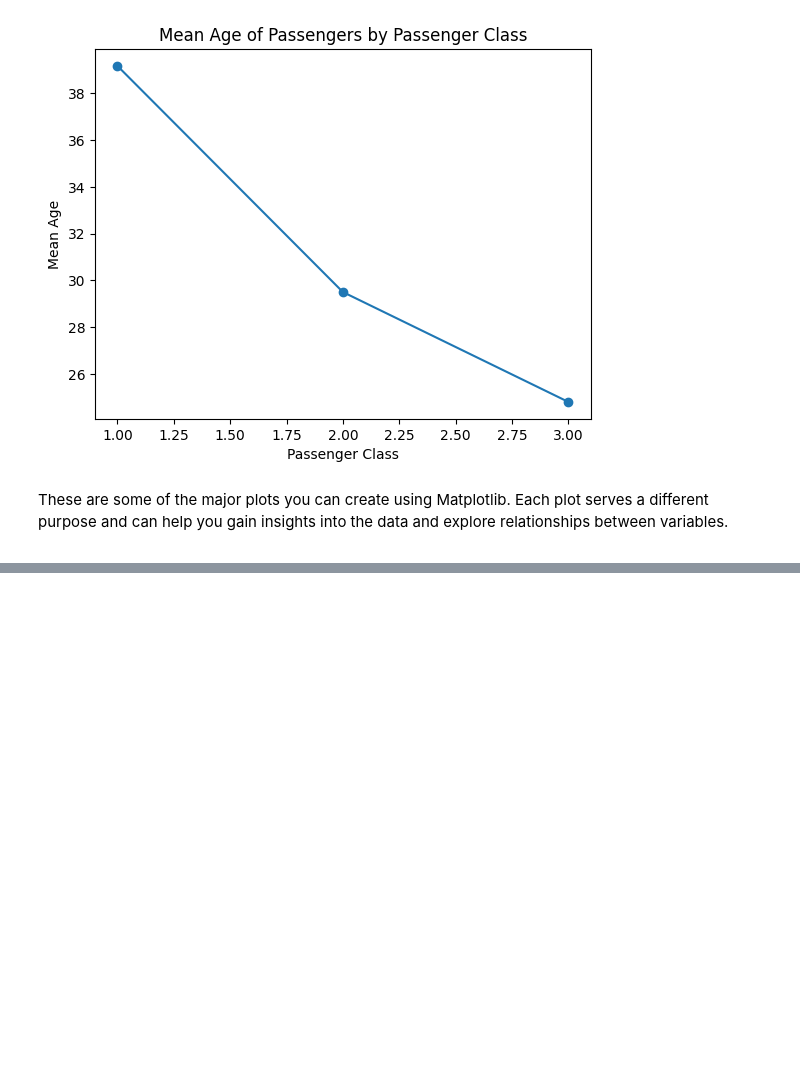
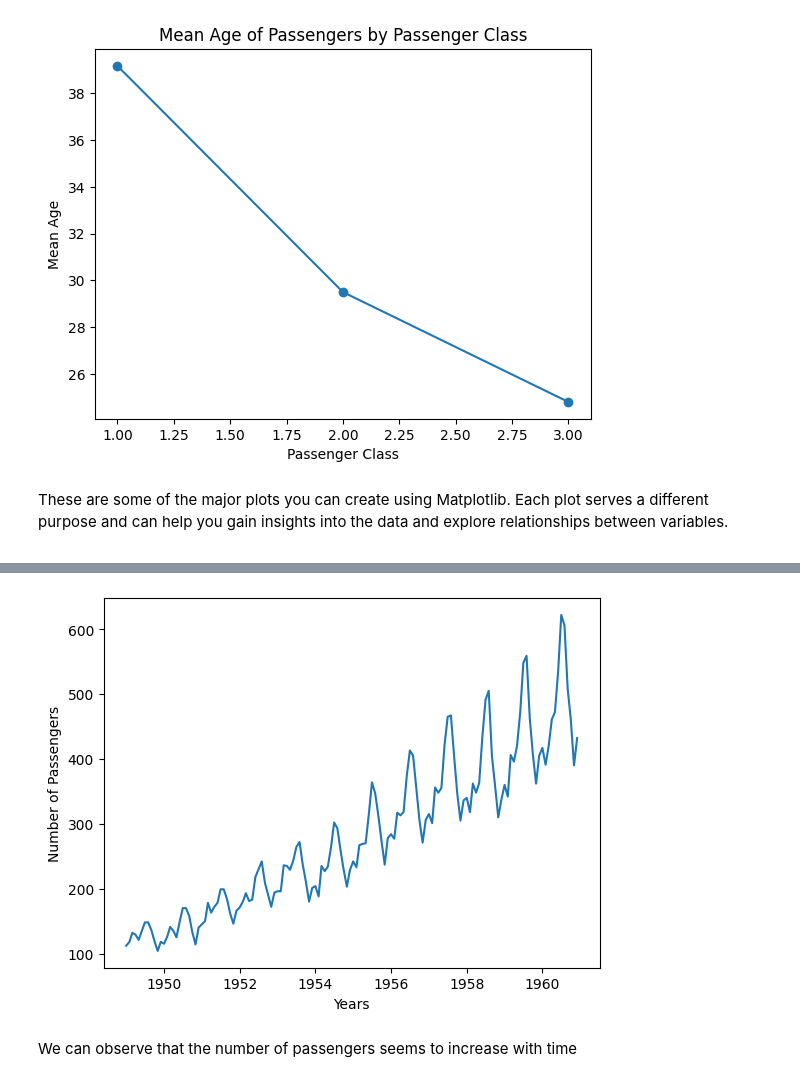
Before and after one commit to dataidea/dataidea, a Jupyter notebook: nbs/Python Data Analysis/Week3 Visualization/31_matplotlib_refined.ipynb, the cells around one changed output, grey strips where cells are left out. Saved outputs shown, nothing was run; the diff lists cells and outputs as text; code cells hidden in the pictures; blank space fills up the shorter version.

```diff
--- a/nbs/Python Data Analysis/Week3 Visualization/31_matplotlib_refined.ipynb
+++ b/nbs/Python Data Analysis/Week3 Visualization/31_matplotlib_refined.ipynb
@@ -236,3 +247,6 @@ These are some of the major plots you can create using Matplotlib. Each plot ser
 <script>
      (adsbygoogle = window.adsbygoogle || []).push({});
 </script>
+# %%
+air_passengers_data = loadDataset('air_passengers')
+air_passengers_data.head()
@@ -239,3 +260,13 @@ These are some of the major plots you can create using Matplotlib. Each plot ser
+# %%
+air_passengers_data['Month'] = pd.to_datetime(air_passengers_data.Month)
+plt.plot('Month', 'Passengers', data=air_passengers_data)
+plt.xlabel('Years')
+plt.ylabel('Number of Passengers')
+plt.show()
+# %% [output]
+[figure, added]
+# %% [markdown]
+We can observe that the number of passengers seems to increase with time
 # %% [markdown]
 <script>
     (function() {
```
Also changed, not shown: parts of 9 cells of this notebook.
